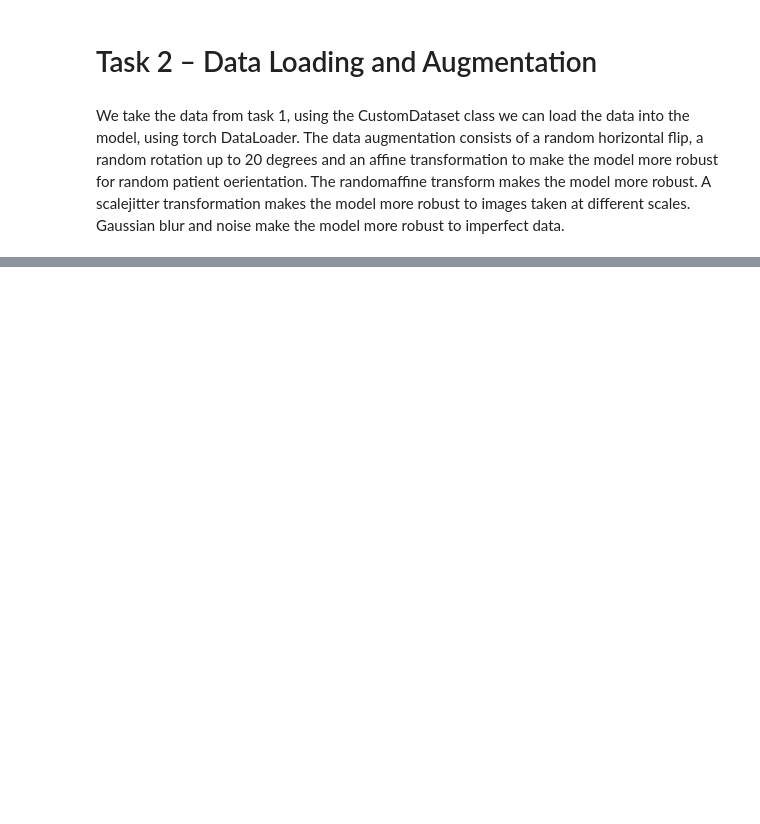
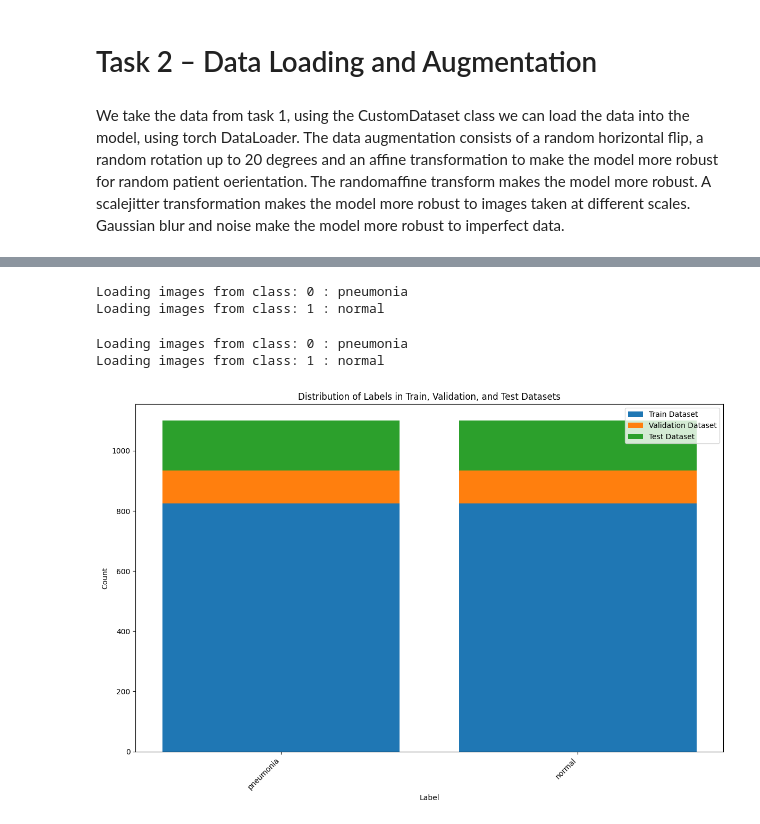
Before and after one commit to h-mulahmetovic/DeepL-Pneumonia, a Jupyter notebook: Task_2.ipynb, the cells around one changed output, grey strips where cells are left out. Drawn from its saved outputs; the diff is of its cells as text; code cells hidden in the pictures; blank space fills up the shorter version.

```diff
--- a/Task_2.ipynb
+++ b/Task_2.ipynb
@@ -128,0 +72,9 @@ for images,labels in train_dataloader:
+# %%
+# Paths to the data
+train_path = "data/training/"
+test_path = "data/testing/"
+validation_path = "data/validation/"
+
+class_names = [name[len(train_path):] for name in glob.glob(f'{train_path}*')]
+class_names = dict(zip(range(len(class_names)), class_names))
+class_names
@@ -128,0 +106,55 @@ for images,labels in train_dataloader:
+# %%
+validation_transform = transforms.Compose([
+    transforms.ToTensor(),
+    transforms.Normalize(mean=[0.485, 0.456, 0.406], std=[0.229, 0.224, 0.225])
+])
+
+validation_dataset = CustomDataset(
+    img_size=input_dim,
+    class_names=class_names,
+    path=validation_path,
+    transformations=validation_transform,
+    channel_dim=channel_dim
+)
+
+validation_dataloader = DataLoader(validation_dataset, shuffle=True)
+# %% [output]
+Loading images from class: 0 : pneumonia
+Loading images from class: 1 : normal
+# %%
+test_dataset = CustomDataset(
+    img_size=input_dim,
+    class_names=class_names,
+    path=test_path,
+    channel_dim=channel_dim
+)
+
+test_dataloader = DataLoader(test_dataset, shuffle=True)
+# %% [output]
+Loading images from class: 0 : pneumonia
+Loading images from class: 1 : normal
+# %%
+# Sample data (replace with your actual data)
+labels = [class_names[i] for i in class_names.keys()]
+train_label_counts = [train_dataset.labels.count(i) for i in class_names.keys()]
+validation_label_counts = [validation_dataset.labels.count(i) for i in class_names.keys()]
+test_label_counts = [test_dataset.labels.count(i) for i in class_names.keys()]
+
+# X locations for the groups
+x = np.arange(len(labels))
+
+# Plotting stacked bars
+plt.figure(figsize=(12, 8))
+plt.bar(x, train_label_counts, label='Train Dataset')
+plt.bar(x, validation_label_counts, bottom=train_label_counts, label='Validation Dataset')
+plt.bar(x, test_label_counts, bottom=np.array(train_label_counts) + np.array(validation_label_counts), label='Test Dataset')
+
+plt.xlabel('Label')
+plt.ylabel('Count')
+plt.title('Distribution of Labels in Train, Validation, and Test Datasets')
+plt.xticks(x, labels, rotation=45, ha='right')
+plt.legend()
+plt.tight_layout()
+plt.show()
+# %% [output]
+[figure, added]
```
Also changed, not shown: parts of 7 cells of this notebook.
